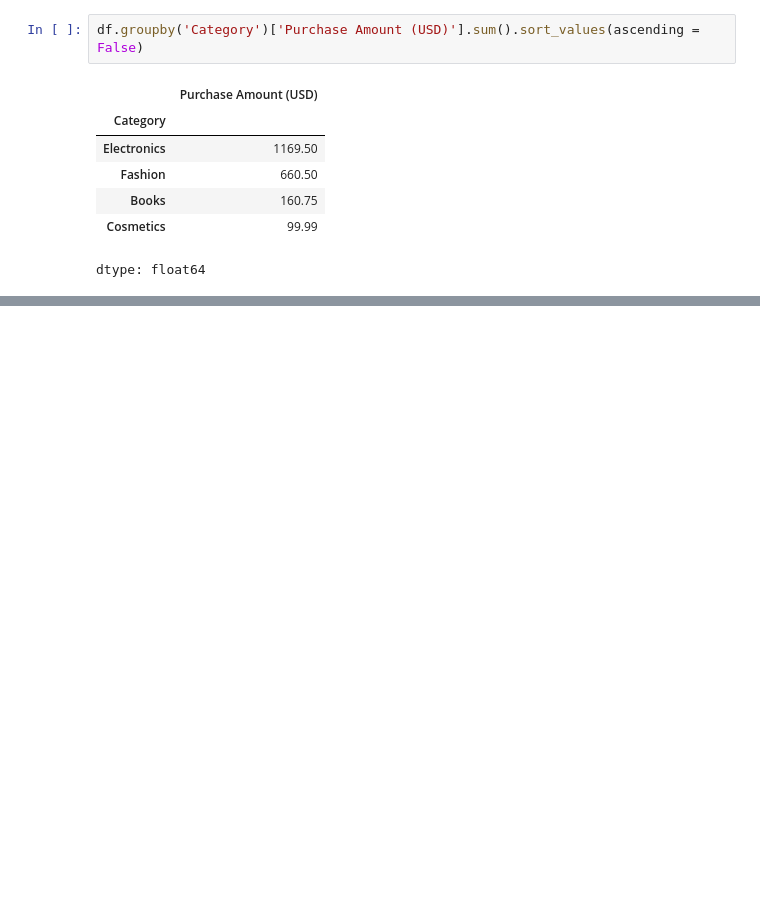
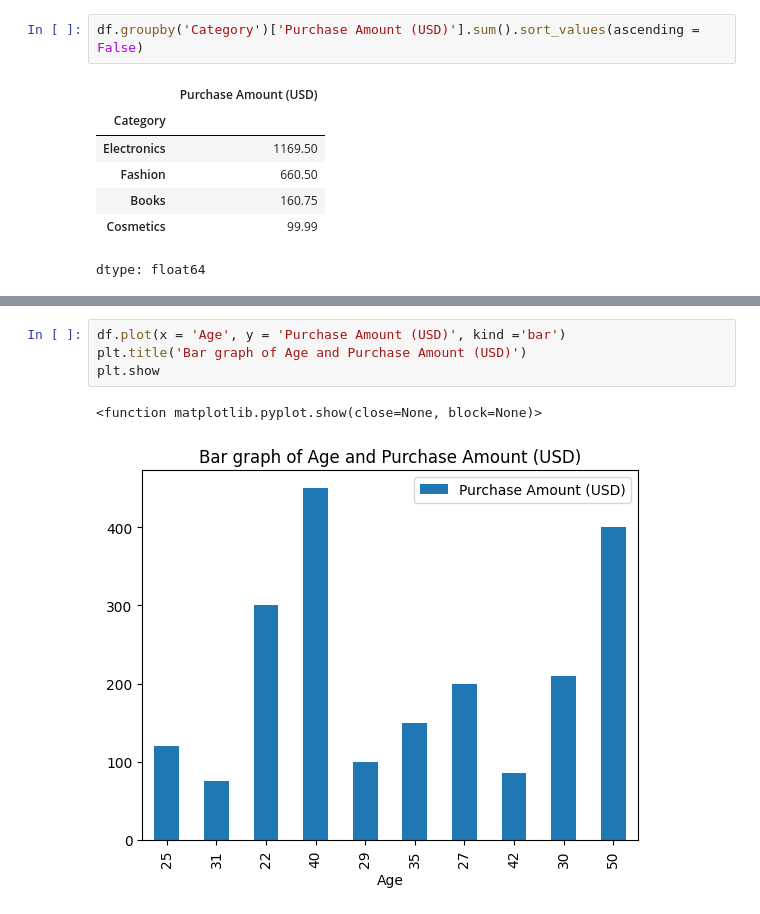
Before and after one commit to Grace-1420/mock_analysis.py, a Jupyter notebook: Copy_of_Notebooks_intro.ipynb, the cells around one changed output, grey strips where cells are left out. Saved outputs shown, nothing was run; the diff lists cells and outputs as text; blank space fills up the shorter version.

```diff
--- a/Copy_of_Notebooks_intro.ipynb
+++ b/Copy_of_Notebooks_intro.ipynb
@@ -42,0 +51,7 @@ dtype: float64
+# %%
+df.plot(x = 'Age', y = 'Purchase Amount (USD)', kind ='bar')
+plt.title('Bar graph of Age and Purchase Amount (USD)')
+plt.show
+# %% [output]
+<function matplotlib.pyplot.show(close=None, block=None)>
+[figure, added]
```
Also changed, not shown: parts of 1 cell of this notebook.
